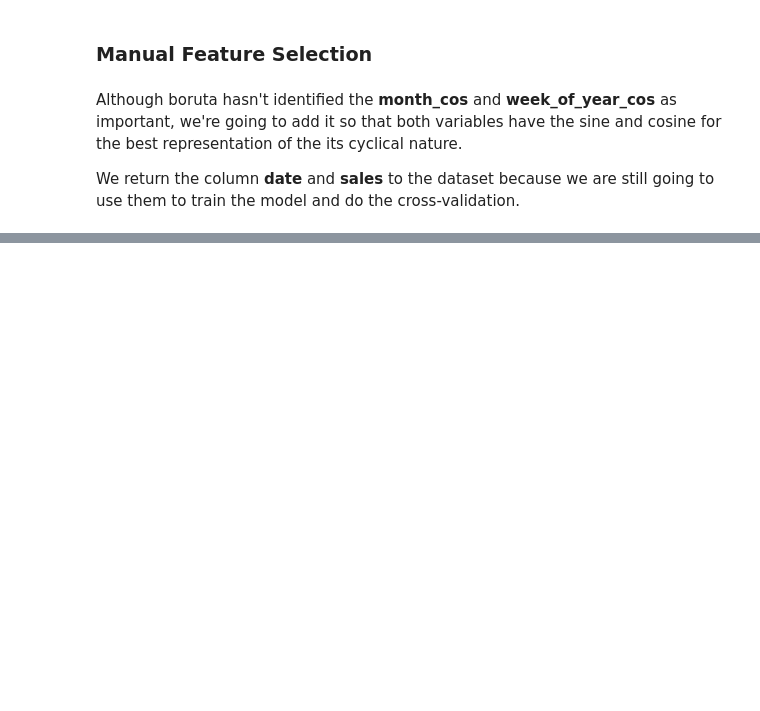
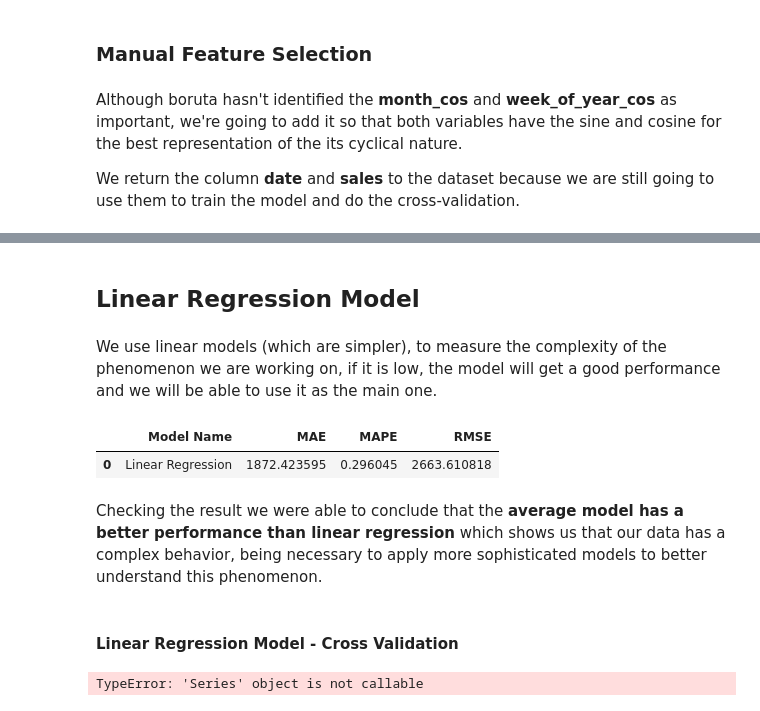
Before and after one commit to lbVictor/Sales_Prediction, a Jupyter notebook: notebooks/store_sales_prediction_cycle01.ipynb, the cells around one changed output, grey strips where cells are left out. Drawn from its saved outputs; the diff is of its cells as text; code cells hidden in the pictures; blank space fills up the shorter version.

```diff
--- a/notebooks/store_sales_prediction_cycle01.ipynb
+++ b/notebooks/store_sales_prediction_cycle01.ipynb
@@ -1388,0 +1422,27 @@ We return the column **date** and **sales** to the dataset because we are still
+# %% [markdown]
+## **Linear Regression Model**
+# %% [markdown]
+We use linear models (which are simpler),
+to measure the complexity of the phenomenon we are working on, if it is low, the model will get a good performance and we will be able to use it as the main one.
+# %%
+# instantiate the model and insert training data for the model to learn
+lr = LinearRegression().fit(x_train, y_train)
+
+# apply the test data for it to perform the prediction
+yhat_lr = lr.predict(x_test)
+
+# apply the error calculation function created to measure performance
+lr_result = ml_error('Linear Regression', np.expm1(y_test), np.expm1(yhat_lr))
+lr_result
+# %% [output]
+|  | Model Name | MAE | MAPE | RMSE |
+| 0 | Linear Regression | 1872.423595 | 0.296045 | 2663.610818 |
+# %% [markdown]
+Checking the result we were able to conclude that the **average model has a better performance than linear regression** which shows us that our data has a complex behavior, being necessary to apply more sophisticated models to better understand this phenomenon.
+# %% [markdown]
+#### **Linear Regression Model - Cross Validation**
+# %%
+lr_result_cv = cross_validation(x_training, 5, 'Linear Regression', lr, verbose=False)
+lr_result_cv
+# %% [output]
+TypeError: 'Series' object is not callable
```
Also changed, not shown: parts of 34 cells of this notebook.
